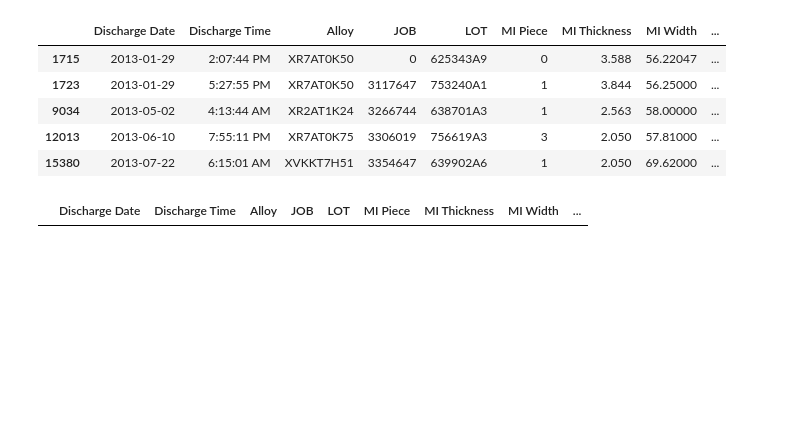
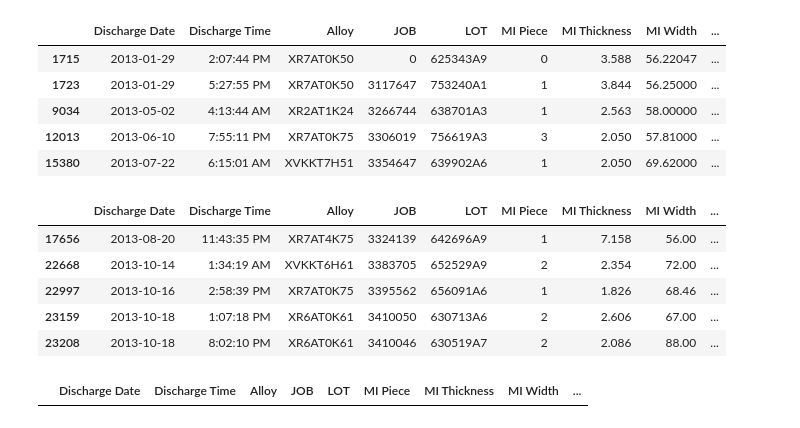
Before and after one commit to kyeoman19/Springboard, a Jupyter notebook: capstone2/Notebooks/capstone2_AlumaTech_data_wrangling.ipynb, the cells around one changed output. Cells and saved outputs as stored; diff of their text form; code cells hidden in the pictures; blank space fills up the shorter version.

Commit message:
add capstone2 data wrangling notebook

```diff
--- a/capstone2/Notebooks/capstone2_AlumaTech_data_wrangling.ipynb
+++ b/capstone2/Notebooks/capstone2_AlumaTech_data_wrangling.ipynb
@@ -5,11 +7,11 @@ import seaborn as sns
 import os
 # %%
 csv_files = [
-    'data/stretcher_2013_2015.csv',
-    'data/stretcher_2016_2017.csv',
-    'data/stretcher_2018_2019.csv',
-    'data/stretcher_2020_2021.csv',
-    'data/stretcher_2022_2023.csv',
+    '../data/stretcher_2013_2015.csv',
+    '../data/stretcher_2016_2017.csv',
+    '../data/stretcher_2018_2019.csv',
+    '../data/stretcher_2020_2021.csv',
+    '../data/stretcher_2022_2023.csv',
 ]
 
 df = pd.concat([pd.read_csv(file) for file in csv_files], ignore_index=True)
@@ -229 +241,11 @@ df_zero_stretch_percent.head()
 df.drop(df[df['Stretch Percent P702'] == 0].index, inplace=True)
+# %%
+df_zero_prestretch_force= df[df['Prestretch Force P605'] == 0]
+df_zero_prestretch_force.head()
+# %% [output]
+|  | Discharge Date | Discharge Time | Alloy | JOB | LOT | MI Piece | MI Thickness | MI Width | ... |
+| 17656 | 2013-08-20 | 11:43:35 PM | XR7AT4K75 | 3324139 | 642696A9 | 1 | 7.158 | 56.00 | ... |
+| 22668 | 2013-10-14 | 1:34:19 AM | XVKKT6H61 | 3383705 | 652529A9 | 2 | 2.354 | 72.00 | ... |
+| 22997 | 2013-10-16 | 2:58:39 PM | XR7AT0K75 | 3395562 | 656091A6 | 1 | 1.826 | 68.46 | ... |
+| 23159 | 2013-10-18 | 1:07:18 PM | XR6AT0K61 | 3410050 | 630713A6 | 2 | 2.606 | 67.00 | ... |
+| 23208 | 2013-10-18 | 8:02:10 PM | XR6AT0K61 | 3410046 | 630519A7 | 2 | 2.086 | 88.00 | ... |
```
Also changed, not shown: parts of 20 cells of this notebook.
